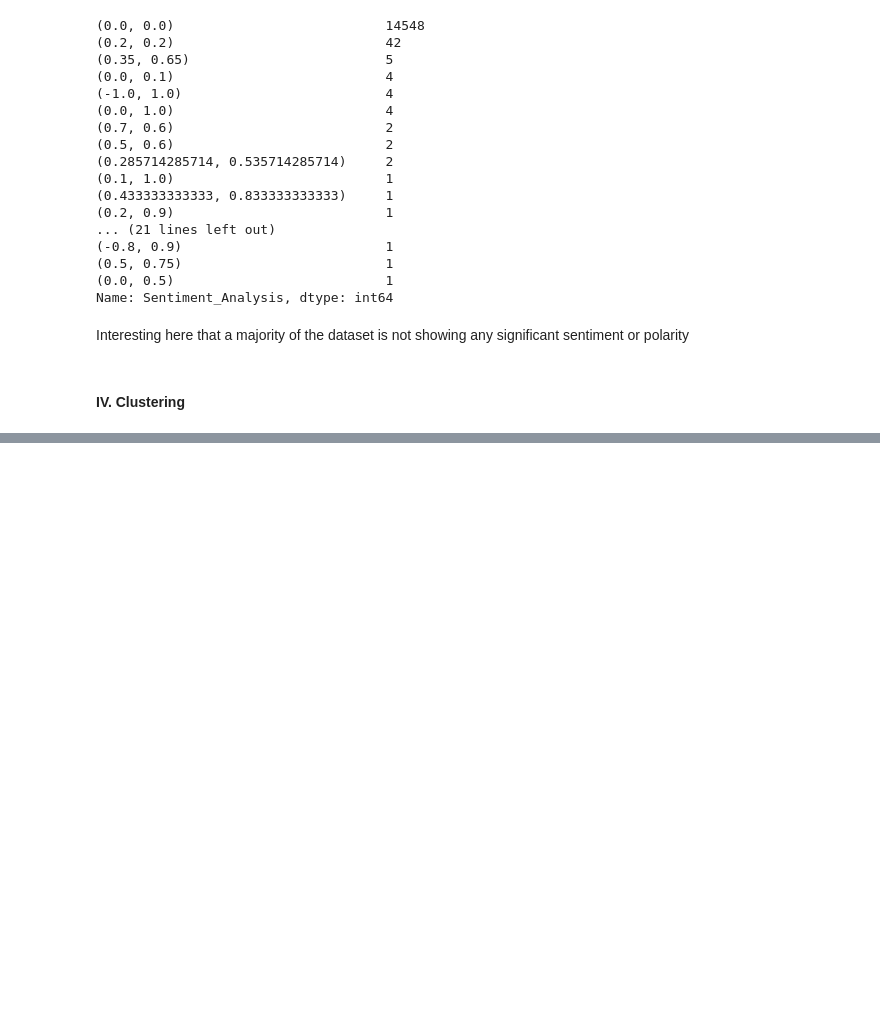
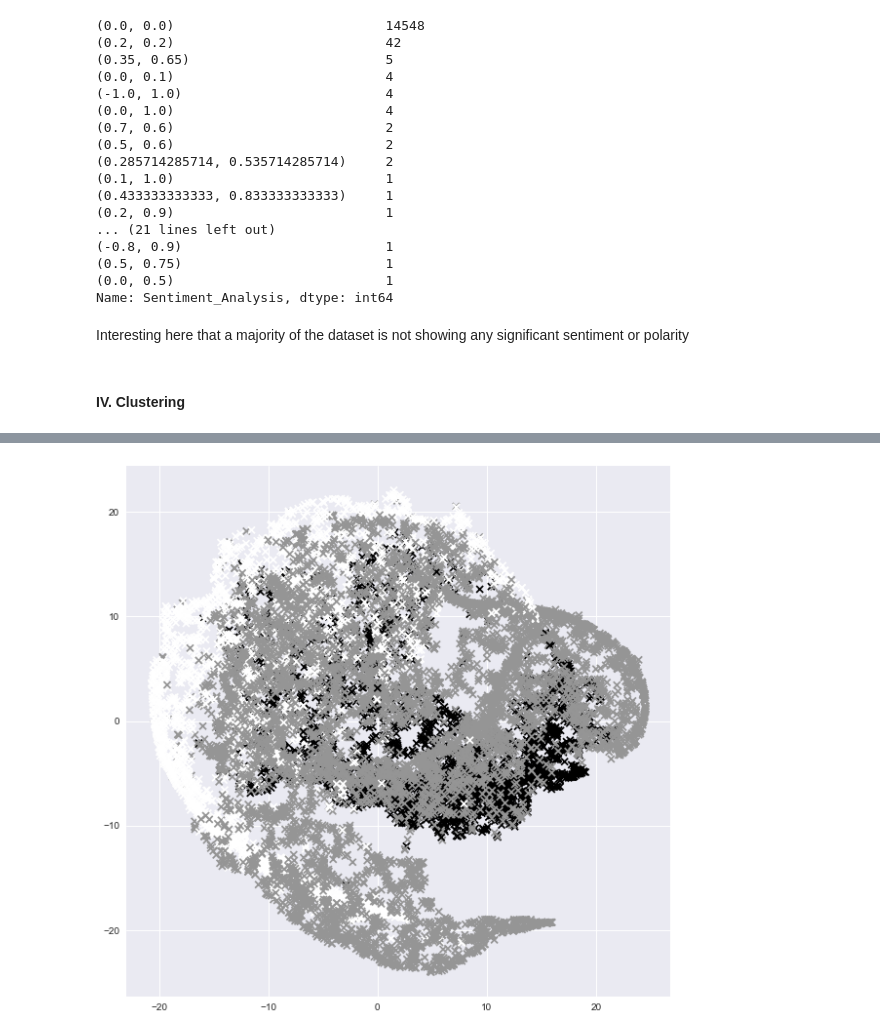
Before and after one commit to ZoeMarkovits/Data_Mining_Project_One, a Jupyter notebook: Twitter Sentiment.ipynb, the cells around one changed output, grey strips where cells are left out. Drawn from its saved outputs; the diff is of its cells as text; code cells hidden in the pictures; blank space fills up the shorter version.

```diff
--- a/Twitter Sentiment.ipynb
+++ b/Twitter Sentiment.ipynb
@@ -486,0 +493,7 @@ plt.show()
+# %%
+fig = plt.figure(figsize = (10, 10))
+ax = plt.axes()
+plt.scatter(sparse_matrix_embedded[:, 0], sparse_matrix_embedded[:, 1], marker = "x", c = k_means.labels_)
+plt.show()
+# %% [output]
+[figure, added]
```
Also changed, not shown: parts of 11 cells of this notebook.
